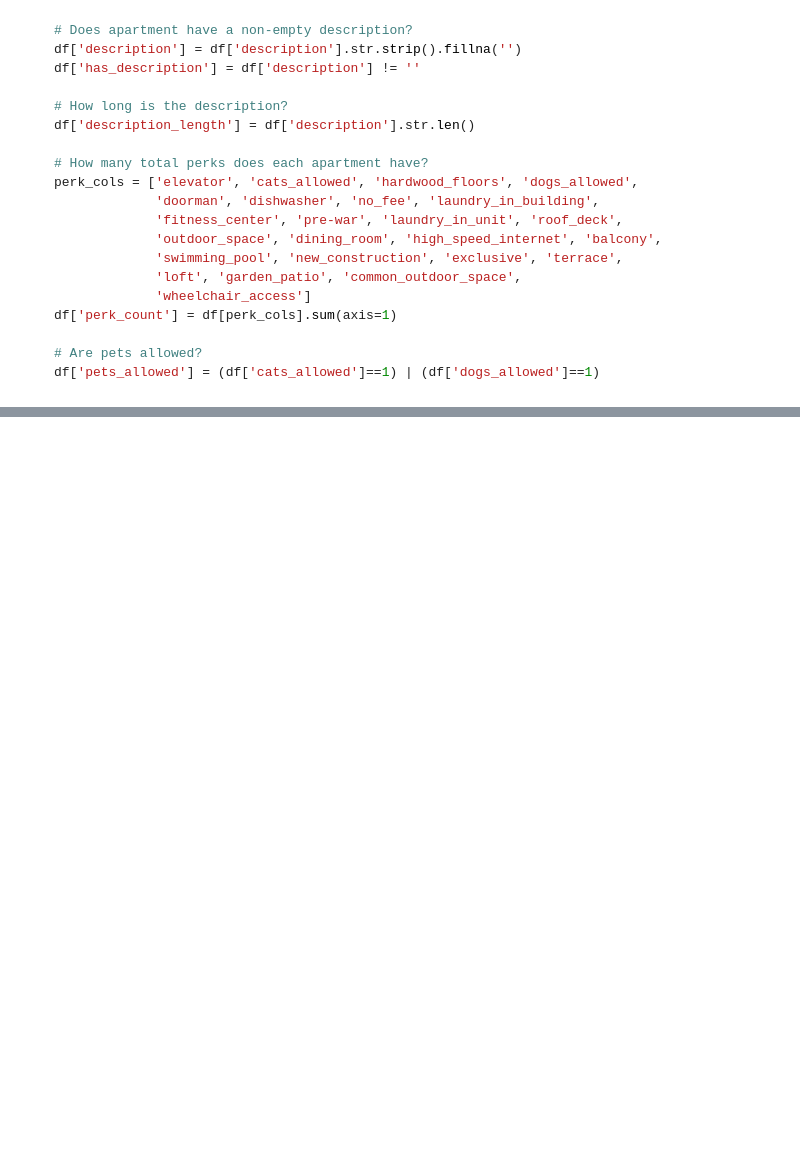
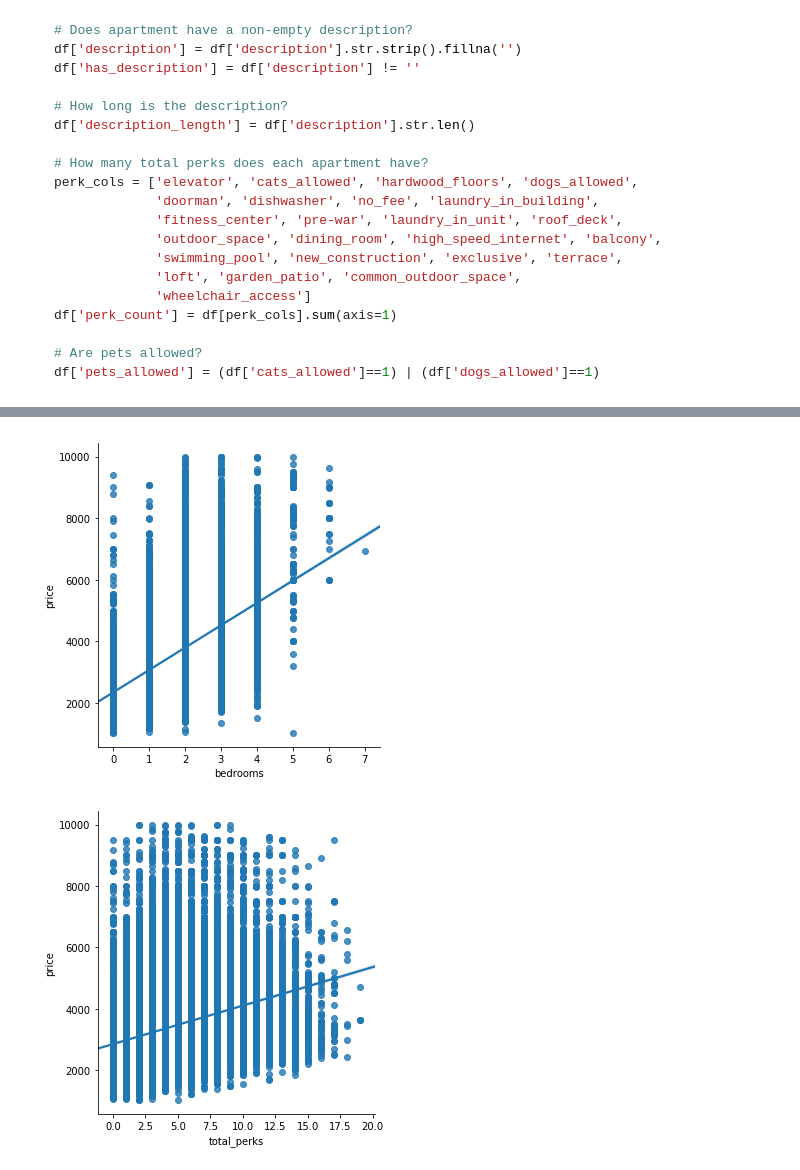
Before and after one commit to mjh09/DS-Unit-2-Linear-Models, a Jupyter notebook: module3-understanding-linear-regression/understanding_linear_regression.ipynb, the cells around one changed output, grey strips where cells are left out. Drawn from its saved outputs; the diff is of its cells as text; code cells hidden in the pictures; blank space fills up the shorter version.

```diff
--- a/module3-understanding-linear-regression/understanding_linear_regression.ipynb
+++ b/module3-understanding-linear-regression/understanding_linear_regression.ipynb
@@ -579,0 +729,38 @@ df['pets_allowed'] = (df['cats_allowed']==1) | (df['dogs_allowed']==1)
+# %%
+new_df = df[['elevator', 'cats_allowed', 'hardwood_floors', 'dogs_allowed',
+           'doorman', 'dishwasher', 'no_fee', 'laundry_in_building',
+           'fitness_center', 'pre-war', 'laundry_in_unit', 'roof_deck',
+           'outdoor_space', 'dining_room', 'high_speed_internet', 'balcony',
+           'swimming_pool', 'new_construction', 'exclusive', 'terrace', 'loft',
+           'garden_patio', 'common_outdoor_space', 'wheelchair_access']]
+# %%
+df['total_perks'] = new_df.T.sum()
+# %%
+train = df.query('month < 6')
+test = df.query('month == 6')
+# %%
+features = ['bedrooms', 'total_perks']
+target = 'price'
+
+X_train = train[features]
+y_train = train[target]
+
+X_test = test[features]
+y_test = test[target]
+
+#encoder = ce.OneHotEncoder(use_cat_names=True)
+#X_train = encoder.fit_transform(X_train)
+#X_test = encoder.transform(X_test)
+
+#scaler = StandardScaler()
+#X_train = scaler.fit_transform(X_train)
+#X_test = scaler.transform(X_test)
+
+model = LinearRegression()
+model.fit(X_train, y_train)
+y_pred = model.predict(X_test)
+print('Test RSME:', sqrt(mean_squared_error(y_test, y_pred)))
+print('Test MAE:', mean_absolute_error(y_test, y_pred))
+print('Test R^2:', r2_score(y_test, y_pred), '\n')
+print('Coefficients:', model.coef_, '\n')
+print('Intercept:', model.intercept_)
@@ -579,0 +775,6 @@ df['pets_allowed'] = (df['cats_allowed']==1) | (df['dogs_allowed']==1)
+# %%
+for feature in features:
+  sns.lmplot(x=feature, y=target, data=train)
+# %% [output]
+[figure, added]
+[figure, added]
```
Also changed, not shown: parts of 31 cells of this notebook.
